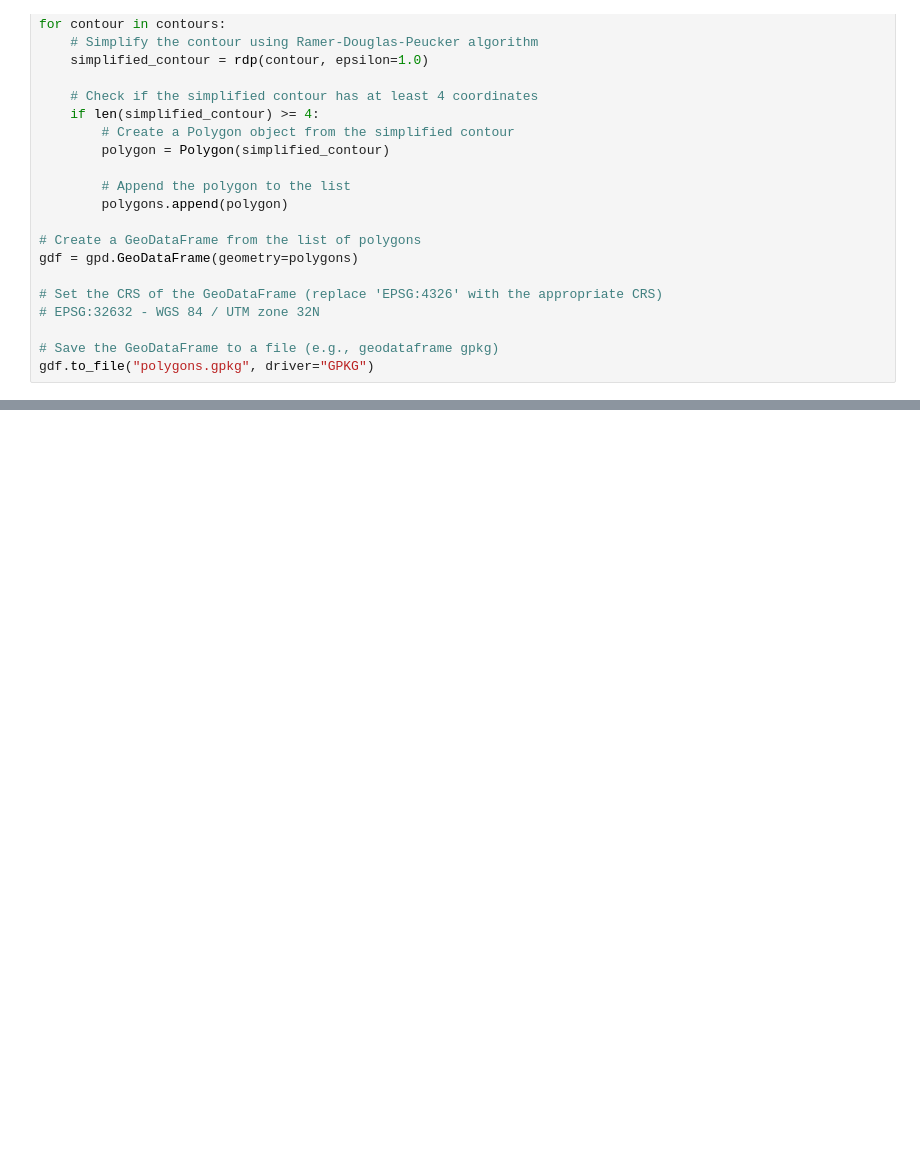
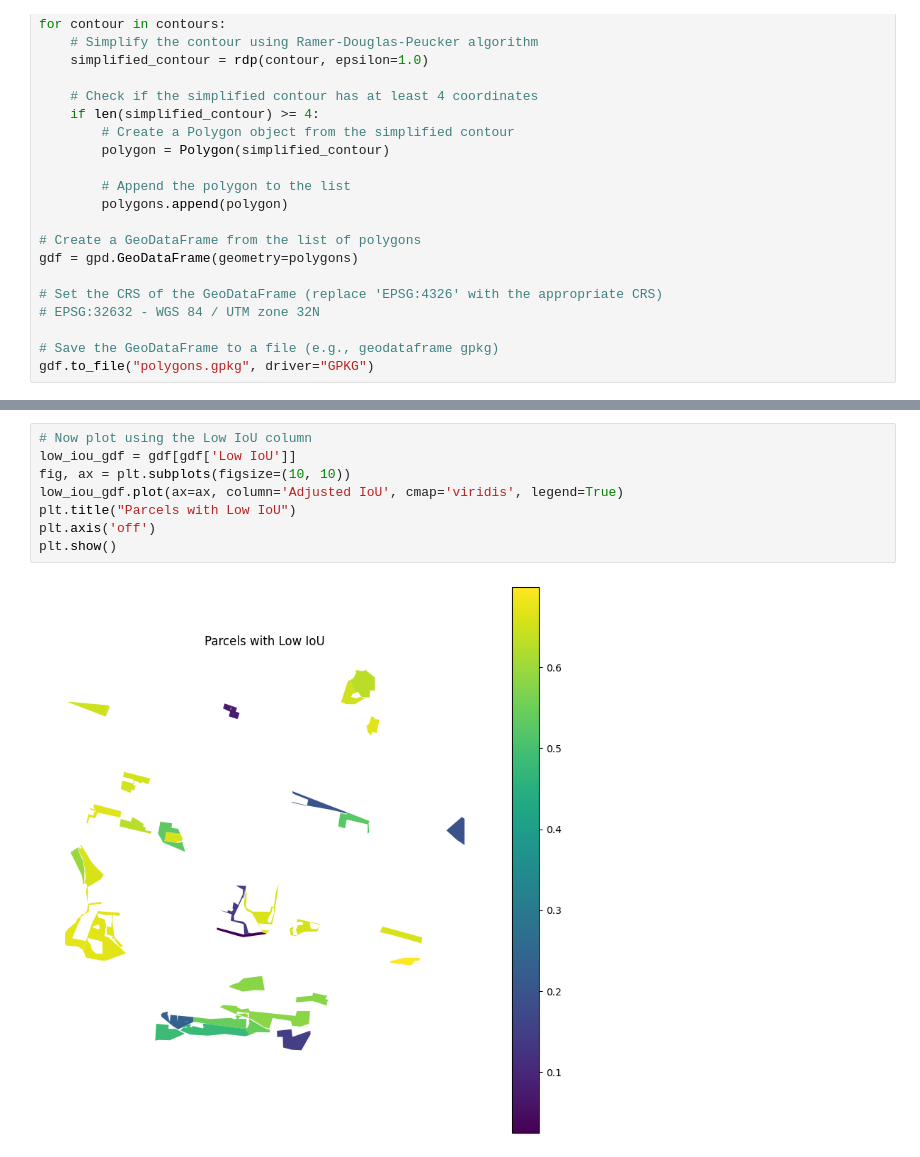
Before and after one commit to dennisshushackost/Satelite, a Jupyter notebook: train2.ipynb, the cells around one changed output, grey strips where cells are left out. Saved outputs shown, nothing was run; the diff lists cells and outputs as text; blank space fills up the shorter version.

```diff
--- a/train2.ipynb
+++ b/train2.ipynb
@@ -340,0 +822,10 @@ gdf.to_file("polygons.gpkg", driver="GPKG")
+# %%
+# Now plot using the Low IoU column
+low_iou_gdf = gdf[gdf['Low IoU']]
+fig, ax = plt.subplots(figsize=(10, 10))
+low_iou_gdf.plot(ax=ax, column='Adjusted IoU', cmap='viridis', legend=True)
+plt.title("Parcels with Low IoU")
+plt.axis('off')
+plt.show()
+# %% [output]
+[figure, added]
```
Also changed, not shown: parts of 9 cells of this notebook, 12 other files.
